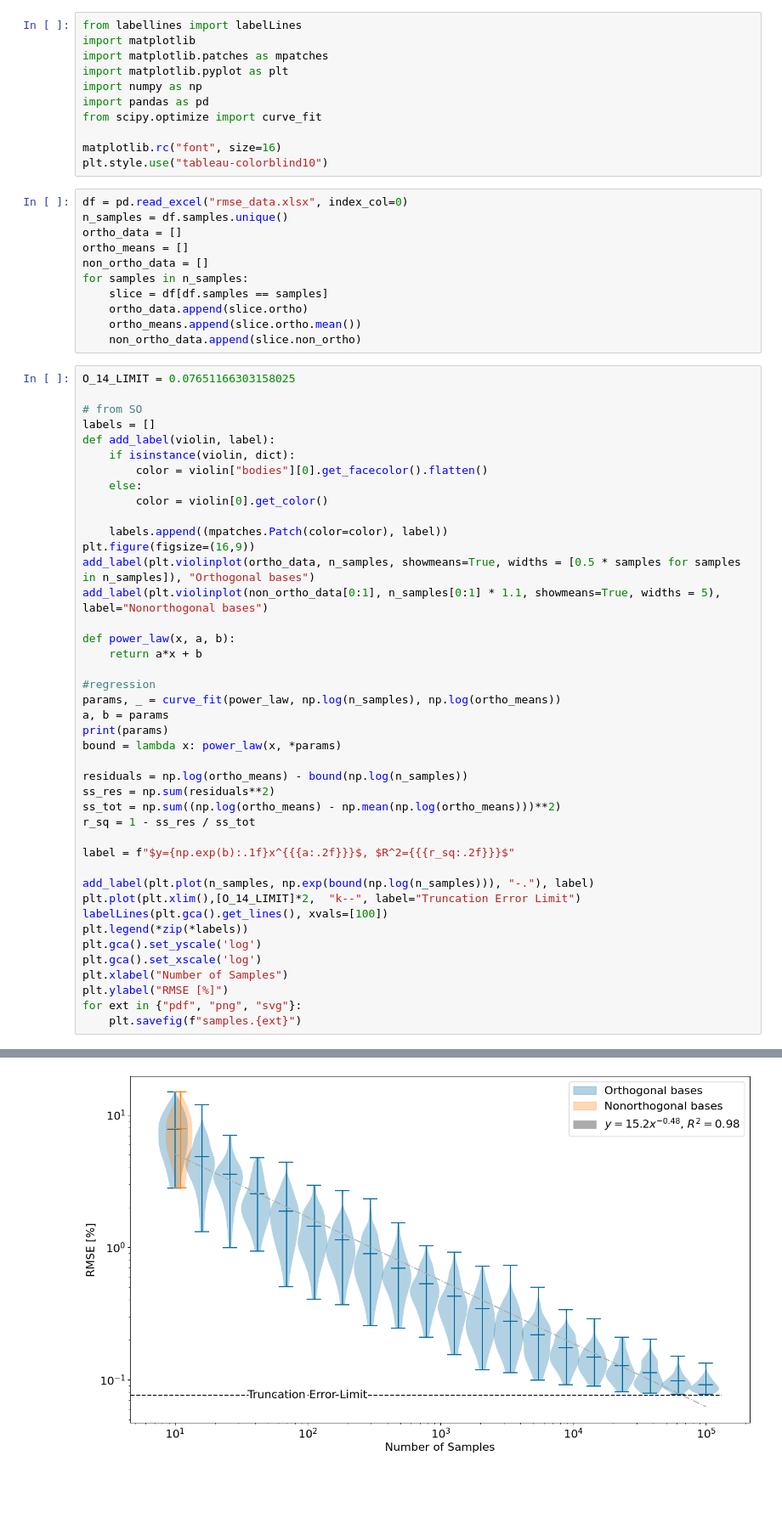
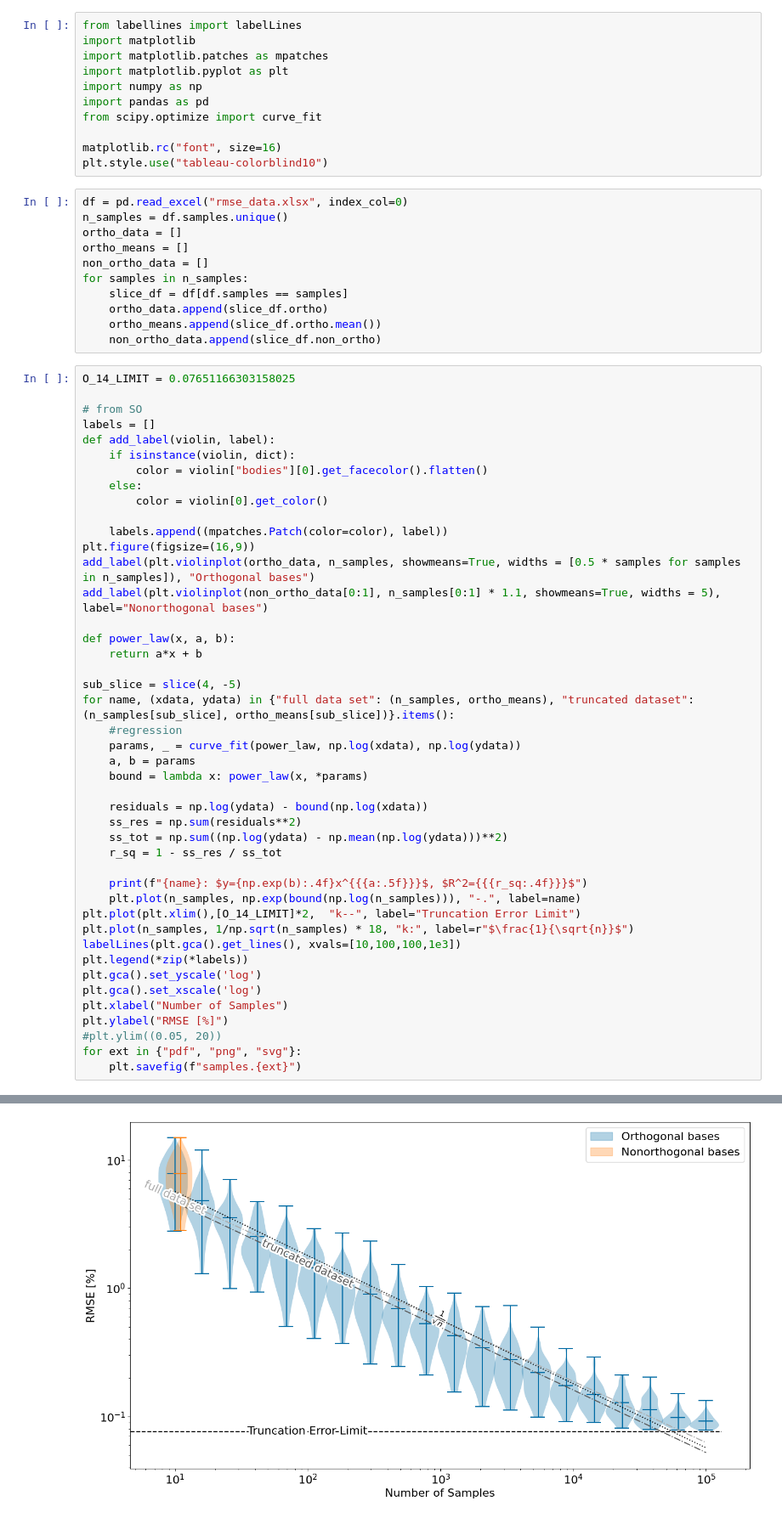
Before and after one commit to MicahGale/nurbs, a Jupyter notebook: mc_data_analysis.ipynb, the cells around one changed output, grey strips where cells are left out. Shown at 85% size. Saved outputs shown, nothing was run; the diff lists cells and outputs as text; blank space fills up the shorter version.

Commit message:
Added more regressions to mc samples plot.

```diff
--- a/mc_data_analysis.ipynb
+++ b/mc_data_analysis.ipynb
@@ -16,10 +16,10 @@ ortho_data = []
 ortho_means = []
 non_ortho_data = []
 for samples in n_samples:
-    slice = df[df.samples == samples]
-    ortho_data.append(slice.ortho)
-    ortho_means.append(slice.ortho.mean())
-    non_ortho_data.append(slice.non_ortho)
+    slice_df = df[df.samples == samples]
+    ortho_data.append(slice_df.ortho)
+    ortho_means.append(slice_df.ortho.mean())
+    non_ortho_data.append(slice_df.non_ortho)
 # %%
 O_14_LIMIT = 0.07651166303158025
 
@@ -39,27 +39,29 @@ add_label(plt.violinplot(non_ortho_data[0:1], n_samples[0:1] * 1.1, showmeans=Tr
 def power_law(x, a, b):
     return a*x + b
 
-#regression
-params, _ = curve_fit(power_law, np.log(n_samples), np.log(ortho_means))
-a, b = params
-print(params)
-bound = lambda x: power_law(x, *params)
+sub_slice = slice(4, -5)
+for name, (xdata, ydata) in {"full data set": (n_samples, ortho_means), "truncated dataset": (n_samples[sub_slice], ortho_means[sub_slice])}.items():
+    #regression
+    params, _ = curve_fit(power_law, np.log(xdata), np.log(ydata))
+    a, b = params
+    bound = lambda x: power_law(x, *params)
 
-residuals = np.log(ortho_means) - bound(np.log(n_samples))
-ss_res = np.sum(residuals**2)
-ss_tot = np.sum((np.log(ortho_means) - np.mean(np.log(ortho_means)))**2)
-r_sq = 1 - ss_res / ss_tot
+    residuals = np.log(ydata) - bound(np.log(xdata))
+    ss_res = np.sum(residuals**2)
+    ss_tot = np.sum((np.log(ydata) - np.mean(np.log(ydata)))**2)
+    r_sq = 1 - ss_res / ss_tot
 
-label = f"$y={np.exp(b):.1f}x^{{{a:.2f}}}$, $R^2={{{r_sq:.2f}}}$"
-
-add_label(plt.plot(n_samples, np.exp(bound(np.log(n_samples))), "-."), label)
+    print(f"{name}: $y={np.exp(b):.4f}x^{{{a:.5f}}}$, $R^2={{{r_sq:.4f}}}$")
+    plt.plot(n_samples, np.exp(bound(np.log(n_samples))), "-.", label=name)
 plt.plot(plt.xlim(),[O_14_LIMIT]*2,  "k--", label="Truncation Error Limit")
-labelLines(plt.gca().get_lines(), xvals=[100])
+plt.plot(n_samples, 1/np.sqrt(n_samples) * 18, "k:", label=r"$\frac{1}{\sqrt{n}}$")
+labelLines(plt.gca().get_lines(), xvals=[10,100,100,1e3])
 plt.legend(*zip(*labels))
 plt.gca().set_yscale('log')
 plt.gca().set_xscale('log')
 plt.xlabel("Number of Samples")
 plt.ylabel("RMSE [%]")
+#plt.ylim((0.05, 20))
 for ext in {"pdf", "png", "svg"}:
     plt.savefig(f"samples.{ext}")
 # %% [output]
@@ -67 +70 @@ for ext in {"pdf", "png", "svg"}:
-[figure, old version]
+[figure, new version]
```
Also changed, not shown: parts of 2 cells of this notebook, 1 other file.
